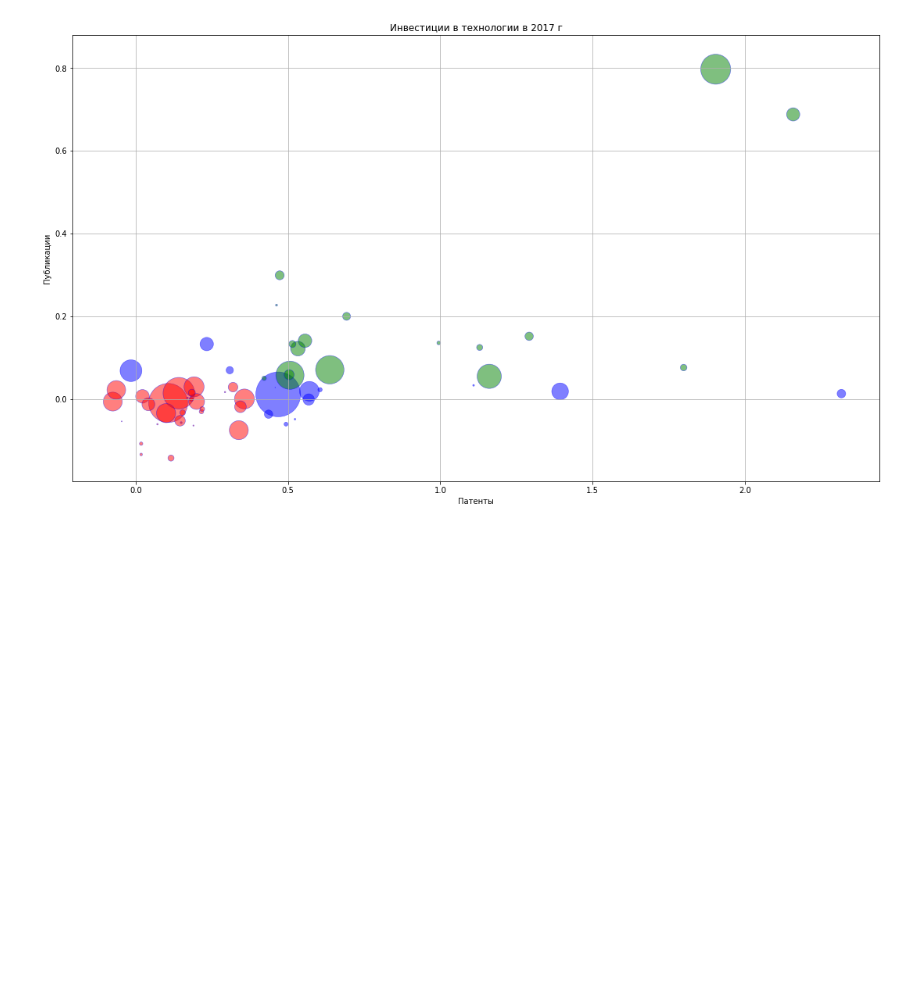
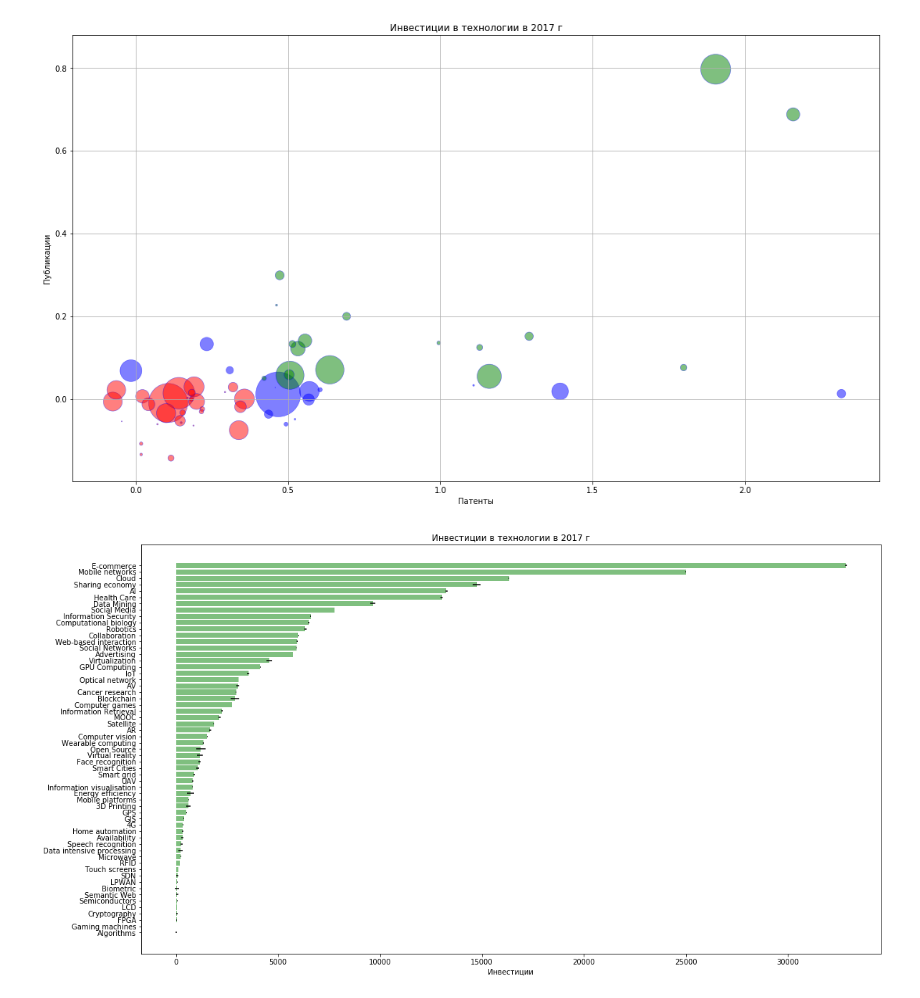
Before and after one commit to completebasis/Chart-RST, a Jupyter notebook: Chart RST.ipynb, the cells around one changed output. Saved outputs shown, nothing was run; the diff lists cells and outputs as text; code cells hidden in the pictures; blank space fills up the shorter version.

```diff
--- a/Chart RST.ipynb
+++ b/Chart RST.ipynb
@@ -6,6 +6,7 @@ import math
 from sklearn import preprocessing
 
 df = pd.read_excel (r'chart.xlsx')
+df.sort_values('Investments',inplace=True, ascending=False)
 # %%
 t=df.Tech.values
 
@@ -64,3 +65,20 @@ plt.show()
 fig.savefig('test2png.png', dpi=100)
 # %% [output]
 [figure]
+# %%
+fig, ax = plt.subplots()
+fig.set_size_inches(18.5, 10.5)
+
+y_pos = np.arange(len(t))
+
+ax.barh(y_pos, s, xerr=x*100, align='center',
+        color='green', ecolor='black', alpha=0.5)
+ax.set_yticks(y_pos)
+ax.set_yticklabels(t)
+ax.invert_yaxis()  # labels read top-to-bottom
+ax.set_xlabel('Инвестиции')
+ax.set_title('Инвестиции в технологии в 2017 г')
+
+plt.show()
+# %% [output]
+[figure, added]
```
